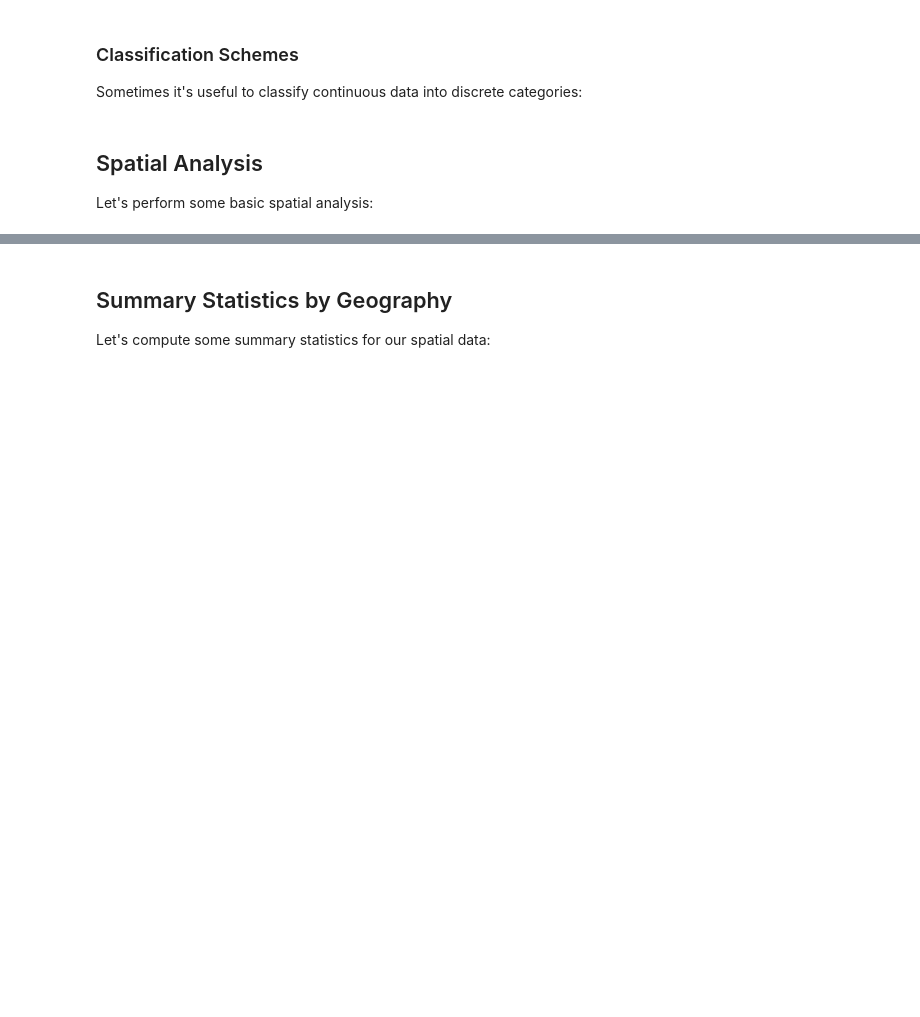
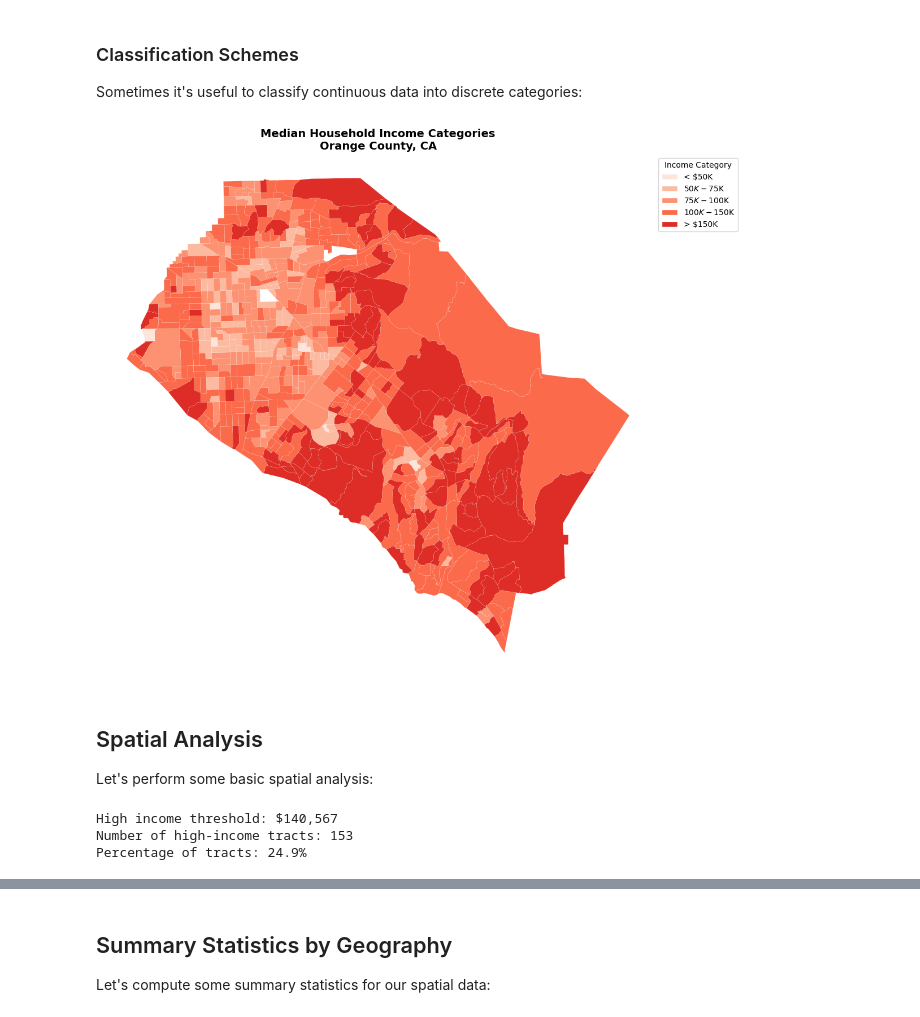
Before and after one commit to mmann1123/pytidycensus, a Jupyter notebook: examples/02_spatial_data.ipynb, the cells around one changed output, grey strips where cells are left out. Cells and saved outputs as stored; diff of their text form; code cells hidden in the pictures; blank space fills up the shorter version.

```diff
--- a/examples/02_spatial_data.ipynb
+++ b/examples/02_spatial_data.ipynb
@@ -375,41 +437,51 @@ Sometimes it's useful to classify continuous data into discrete categories:
 # %%
 # Create income categories
 orange_classified = orange_projected.copy()
+orange_classified.dropna(subset=["B19013_001E"], inplace=True)
 
 # Define income brackets
 bins = [0, 50000, 75000, 100000, 150000, float('inf')]
 labels = ['< $50K', '$50K-$75K', '$75K-$100K', '$100K-$150K', '> $150K']
 
-orange_classified['income_category'] = pd.cut(
-    orange_classified['value'],
-    bins=bins,
-    labels=labels,
-    include_lowest=True
+orange_classified["income_category"] = pd.cut(
+    orange_classified["B19013_001E"], bins=bins, labels=labels, include_lowest=True
 )
 
 # Create custom color palette
 colors = ['#fee5d9', '#fcbba1', '#fc9272', '#fb6a4a', '#de2d26']
 
+
+from matplotlib.patches import Patch
+
+# Create legend handles for each category
+legend_handles = [
+    Patch(facecolor=color, edgecolor="white", label=label)
+    for label, color in zip(labels, colors)
+]
+
 fig, ax = plt.subplots(figsize=(12, 10))
 
-# Plot each category with different color
-for i, (category, color) in enumerate(zip(labels, colors)):
-    subset = orange_classified[orange_classified['income_category'] == category]
-    subset.plot(
-        color=color,
-        linewidth=0.1,
-        edgecolor='white',
-        ax=ax,
-        label=category
-    )
+for category, color in zip(labels, colors):
+    subset = orange_classified[orange_classified["income_category"] == category]
+    subset.plot(color=color, linewidth=0.1, edgecolor="white", ax=ax)
 
-ax.set_title('Median Household Income Categories\nOrange County, CA',
-             fontsize=14, fontweight='bold')
+ax.set_title(
+    "Median Household Income Categories\nOrange County, CA",
+    fontsize=14,
+    fontweight="bold",
+)
 ax.set_axis_off()
-ax.legend(title='Income Category', loc='upper left', bbox_to_anchor=(1, 1))
+ax.legend(
+    handles=legend_handles,
+    title="Income Category",
+    loc="upper left",
+    bbox_to_anchor=(1, 1),
+)
 
 plt.tight_layout()
 plt.show()
+# %% [output]
+[figure, added]
 # %% [markdown]
 ## Spatial Analysis
 
@@ -420,12 +492,16 @@ orange_analysis = orange_projected.copy()
 orange_analysis['centroid'] = orange_analysis.geometry.centroid
 
 # Identify high-income tracts (top quartile)
-high_income_threshold = orange_analysis['value'].quantile(0.75)
-orange_analysis['high_income'] = orange_analysis['value'] >= high_income_threshold
+high_income_threshold = orange_analysis["B19013_001E"].quantile(0.75)
+orange_analysis["high_income"] = orange_analysis["B19013_001E"] >= high_income_threshold
 
 print(f"High income threshold: ${high_income_threshold:,.0f}")
 print(f"Number of high-income tracts: {orange_analysis['high_income'].sum()}")
 print(f"Percentage of tracts: {100 * orange_analysis['high_income'].mean():.1f}%")
+# %% [output]
+High income threshold: $140,567
+Number of high-income tracts: 153
+Percentage of tracts: 24.9%
 # %%
 # Visualize high-income areas
 fig, ax = plt.subplots(figsize=(12, 10))
```
Also changed, not shown: parts of 16 cells of this notebook, 29 other files.
